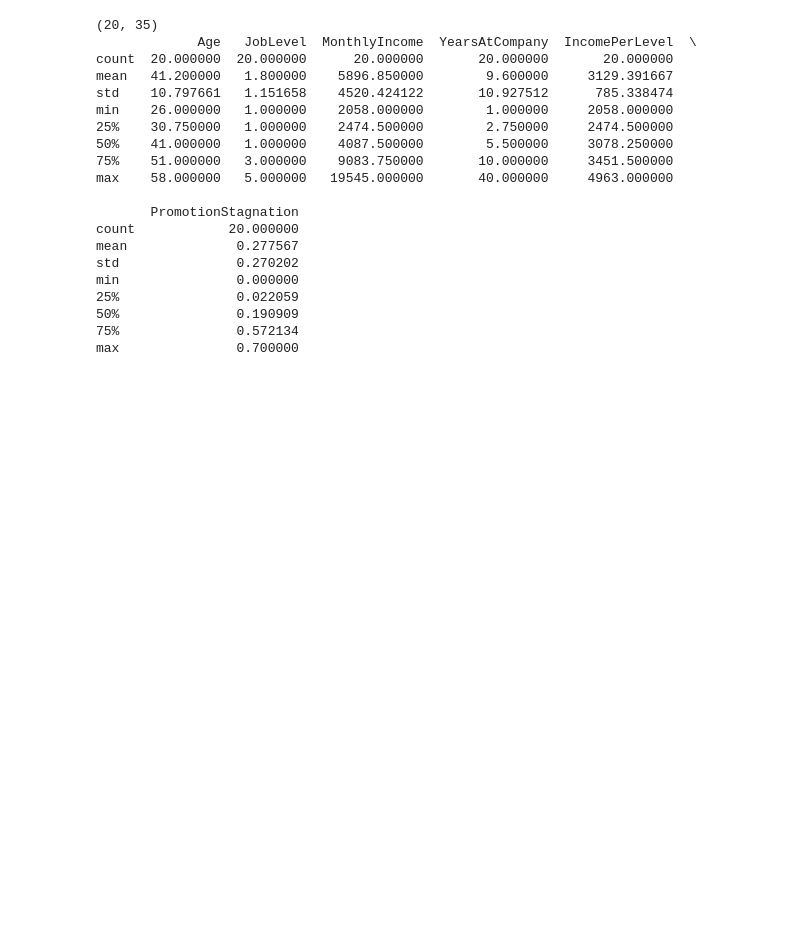
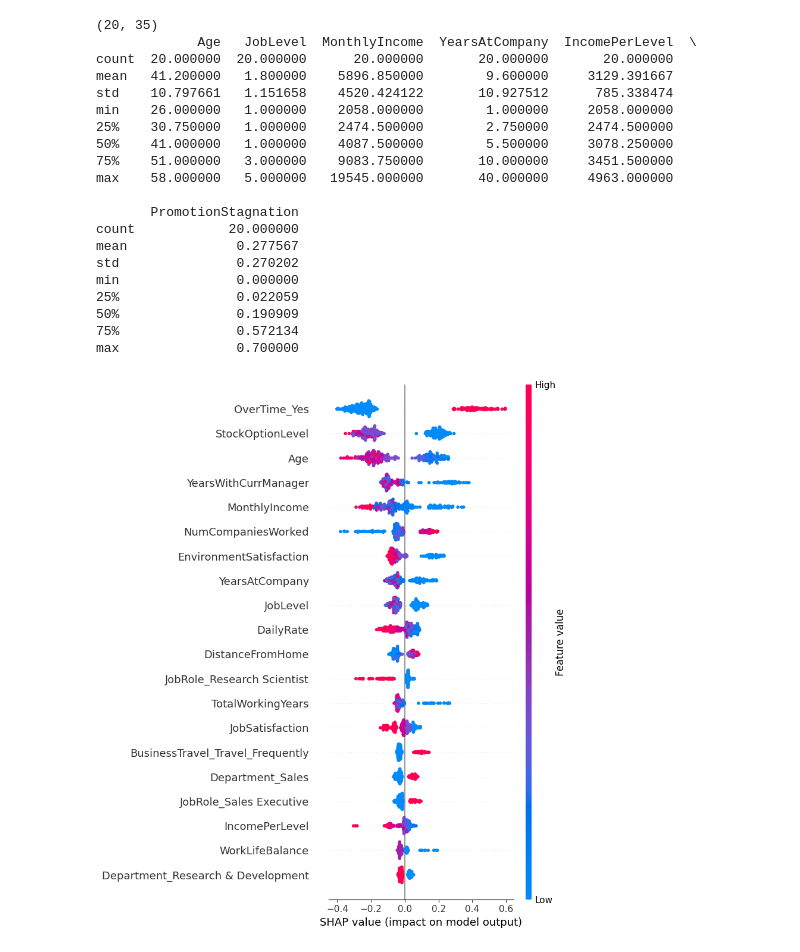
Before and after one commit to howljenkins2003-cpu/ML-journey, a Jupyter notebook: IBM-HR/HR_classificationv2.ipynb, the cells around one changed output. Saved outputs shown, nothing was run; the diff lists cells and outputs as text; code cells hidden in the pictures; blank space fills up the shorter version.

Commit message:
SHAP

```diff
--- a/IBM-HR/HR_classificationv2.ipynb
+++ b/IBM-HR/HR_classificationv2.ipynb
@@ -377,3 +377,29 @@ min               0.000000
 50%               0.190909
 75%               0.572134
 max               0.700000
+# %%
+import shap
+
+# extract fitted preprocessor and model separately
+best_xgb_model = search.best_estimator_.named_steps['model']
+preprocessor_fitted = search.best_estimator_.named_steps['preprocessor']
+
+# transform X_test into what the model actually sees
+X_test_transformed = preprocessor_fitted.transform(X_test)
+
+# create SHAP explainer
+explainer = shap.Explainer(best_xgb_model)
+shap_values = explainer(X_test_transformed)
+# %%
+# get feature names after preprocessing
+feature_names = (
+    numeric_features +
+    list(preprocessor_fitted
+         .named_transformers_['cat']
+         .named_steps['encoder']
+         .get_feature_names_out(categorical_features))
+)
+
+shap.summary_plot(shap_values, X_test_transformed, feature_names=feature_names)
+# %% [output]
+[figure, added]
```
